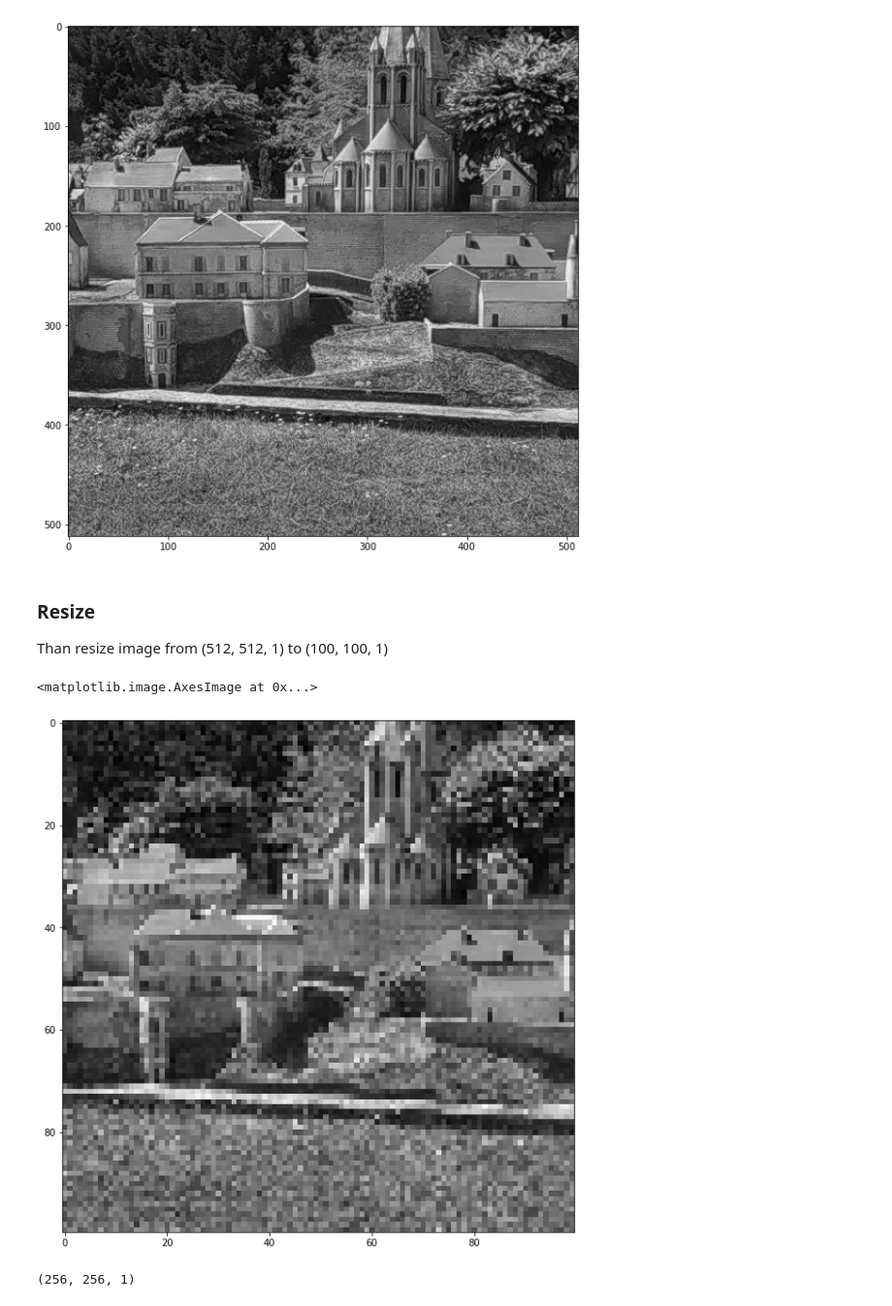
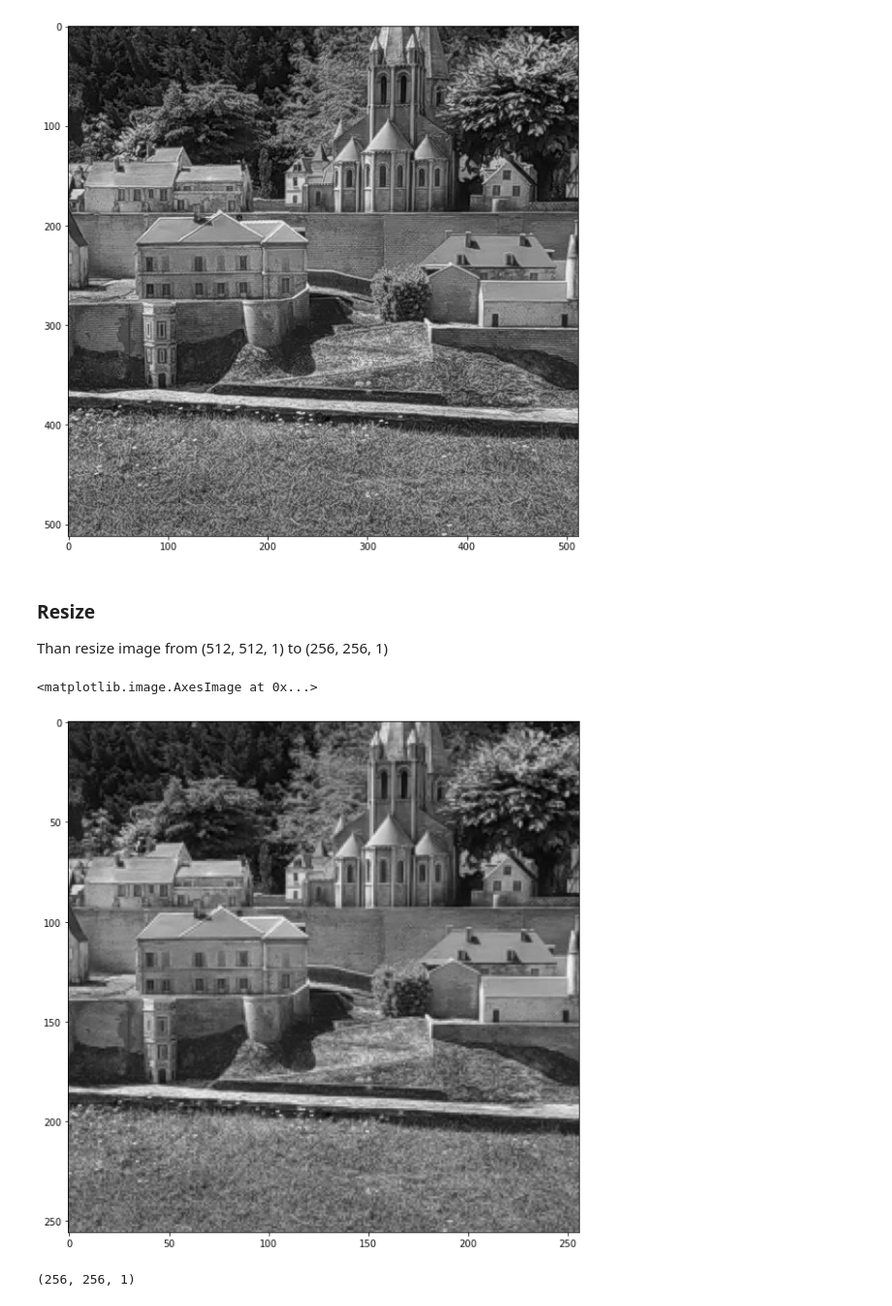
Before and after one commit to stefan-esquivel/SteganoClassifier, a Jupyter notebook: src/preprocessing/process_data_256.ipynb, the cells around one changed output. Shown at 97% size. Saved outputs shown, nothing was run; the diff lists cells and outputs as text; code cells hidden in the pictures.

```diff
--- a/src/preprocessing/process_data_256.ipynb
+++ b/src/preprocessing/process_data_256.ipynb
@@ -73,18 +73,18 @@ plt.imshow(img_array_gray, cmap='gray')
 # %% [markdown]
 ### Resize
 
-Than resize image from (512, 512, 1) to (100, 100, 1)
+Than resize image from (512, 512, 1) to (256, 256, 1)
 # %%
-size = 100
+size = 256
 
 img_array_gray_resize = cv2.resize(img_array_gray, (size, size))
 
 
 plt.figure(figsize=(10, 10))
 plt.imshow(img_array_gray_resize, cmap='gray')
 # %% [output]
 <matplotlib.image.AxesImage at 0x...>
-[figure, old version]
+[figure, new version]
 # %%
 import numpy as np
 
```
Also changed, not shown: parts of 1 cell of this notebook, 1 other file.
